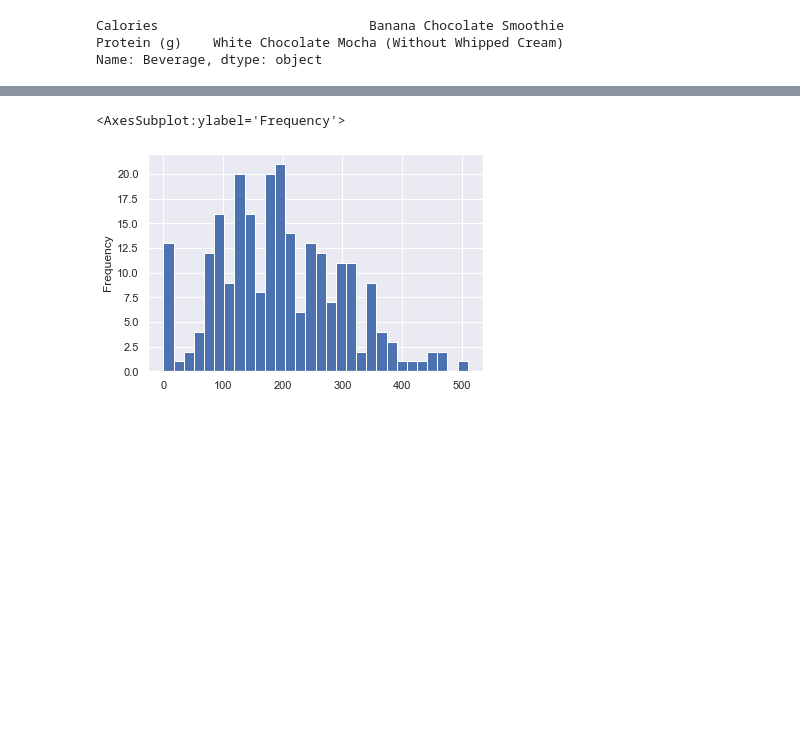
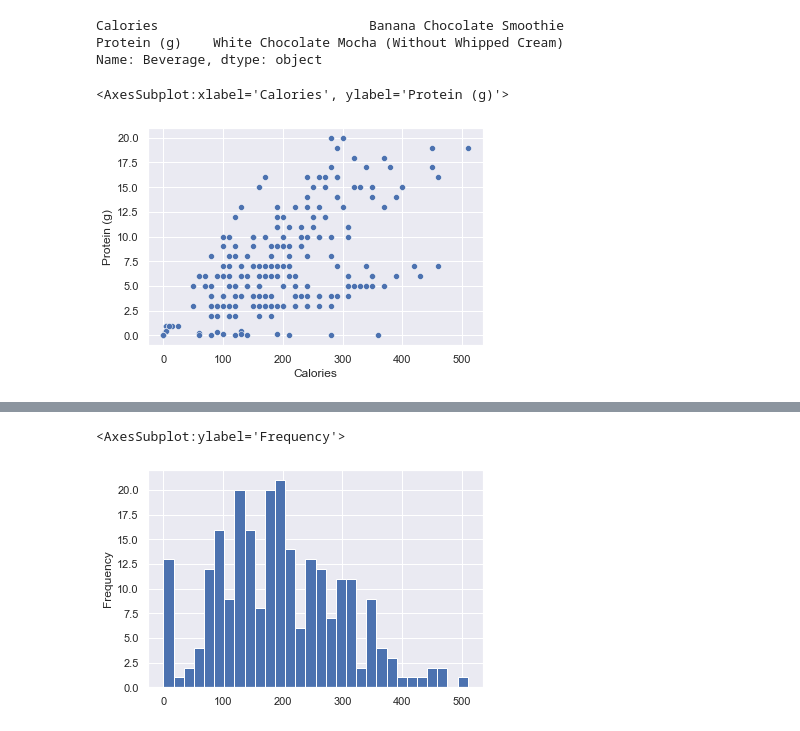
Before and after one commit to shivamyadav00/mdst_tutorials, a Jupyter notebook: tutorial2/Numpy and Pandas.ipynb, the cells around one changed output, grey strips where cells are left out. Drawn from its saved outputs; the diff is of its cells as text; code cells hidden in the pictures; blank space fills up the shorter version.

```diff
--- a/tutorial2/Numpy and Pandas.ipynb
+++ b/tutorial2/Numpy and Pandas.ipynb
@@ -797,3 +795,9 @@ starbucks['Beverage'].agg({'Calories': 'min', 'Protein (g)': 'max'})
 Calories                           Banana Chocolate Smoothie
 Protein (g)    White Chocolate Mocha (Without Whipped Cream)
 Name: Beverage, dtype: object
+# %%
+sns.scatterplot( x = "Calories", y = "Protein (g)", data = starbucks)
+#any drink less than 100 calories and more than 5 g of protein seems to be optimal. The more protein you want, the more you can sacrifice the number of calories as well.
+# %% [output]
+<AxesSubplot:xlabel='Calories', ylabel='Protein (g)'>
+[figure, added]
```
Also changed, not shown: parts of 13 cells of this notebook.
